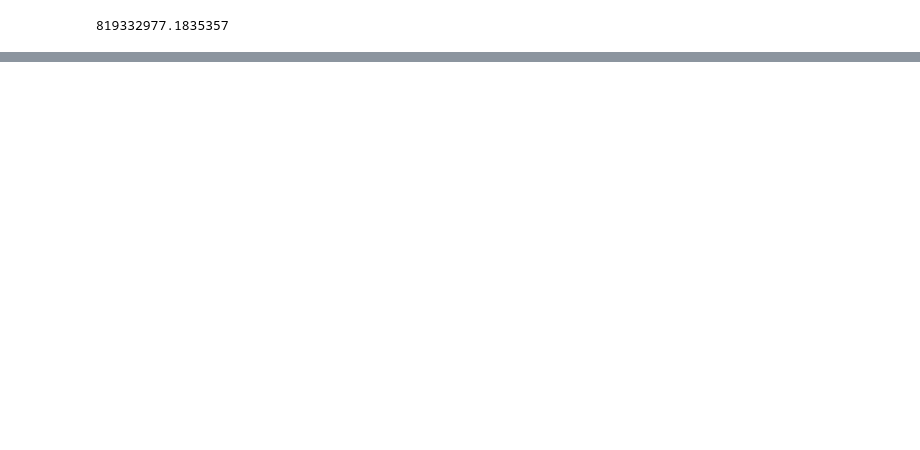
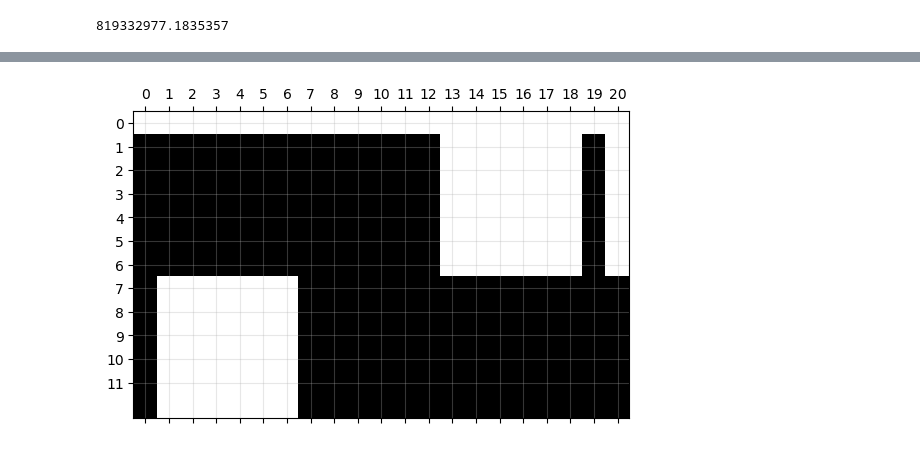
Before and after one commit to Yuricst/paladin, a Jupyter notebook: dev/dev_udp_custom_gradient.ipynb, the cells around one changed output, grey strips where cells are left out. Saved outputs shown, nothing was run; the diff lists cells and outputs as text; code cells hidden in the pictures; blank space fills up the shorter version.

```diff
--- a/dev/dev_udp_custom_gradient.ipynb
+++ b/dev/dev_udp_custom_gradient.ipynb
@@ -206,0 +309,24 @@ print_matrix(np.concatenate((B,C.reshape(-1,1)), axis=1), max_digit=7)
+# %%
+# directly compute sensitivity with respect to et0 & with respect to tofs...
+h_ptrb = 1e-6
+
+# w.r.t. et0
+xtest_ptrb_fwd = copy.copy(xtest)
+xtest_ptrb_fwd[0] += h_ptrb
+
+xtest_ptrb_bck = copy.copy(xtest)
+xtest_ptrb_bck[0] -= h_ptrb
+
+A = (np.array(udp.fitness(xtest_ptrb_fwd)) - np.array(udp.fitness(xtest_ptrb_bck)))/(2*h_ptrb)
+A = A.reshape(-1,1)
+
+# w.r.t. TOF
+C = np.zeros((nF,len(tofs)))
+for idx in range(len(tofs)):
+    xtest_ptrb_fwd = copy.copy(xtest)
+    xtest_ptrb_fwd[1+6*len(nodes)+idx] += h_ptrb
+
+    xtest_ptrb_bck = copy.copy(xtest)
+    xtest_ptrb_bck[1+6*len(nodes)+idx] -= h_ptrb
+
+    C[:,idx] = (np.array(udp.fitness(xtest_ptrb_fwd)) - np.array(udp.fitness(xtest_ptrb_bck)))/(2*h_ptrb)
@@ -206,0 +345,3 @@ print_matrix(np.concatenate((B,C.reshape(-1,1)), axis=1), max_digit=7)
+# %%
+#grad_custom = np.concatenate((A,B,C), axis=1)
+grad_custom = udp.gradient_custom(xtest, return_list=False)
@@ -206,0 +395,8 @@ print_matrix(np.concatenate((B,C.reshape(-1,1)), axis=1), max_digit=7)
+# %%
+plt.spy(grad_custom)
+plt.grid(True, alpha=0.3)
+plt.xticks(range(nX))
+plt.yticks(range(nF-1))
+plt.show()
+# %% [output]
+[figure, added]
```
Also changed, not shown: parts of 36 cells of this notebook, 5 other files.
